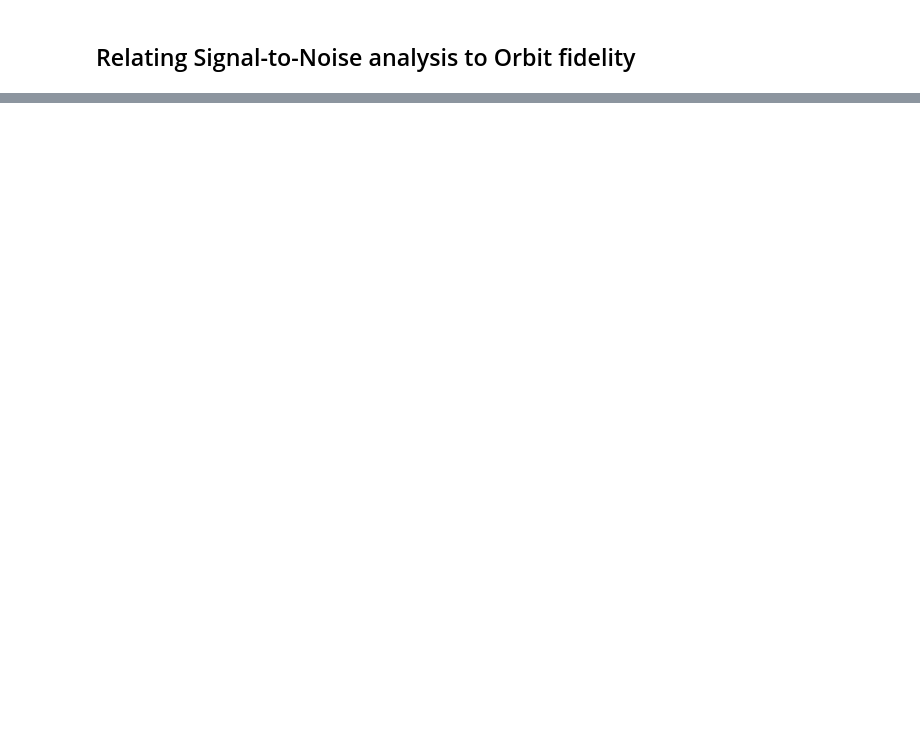
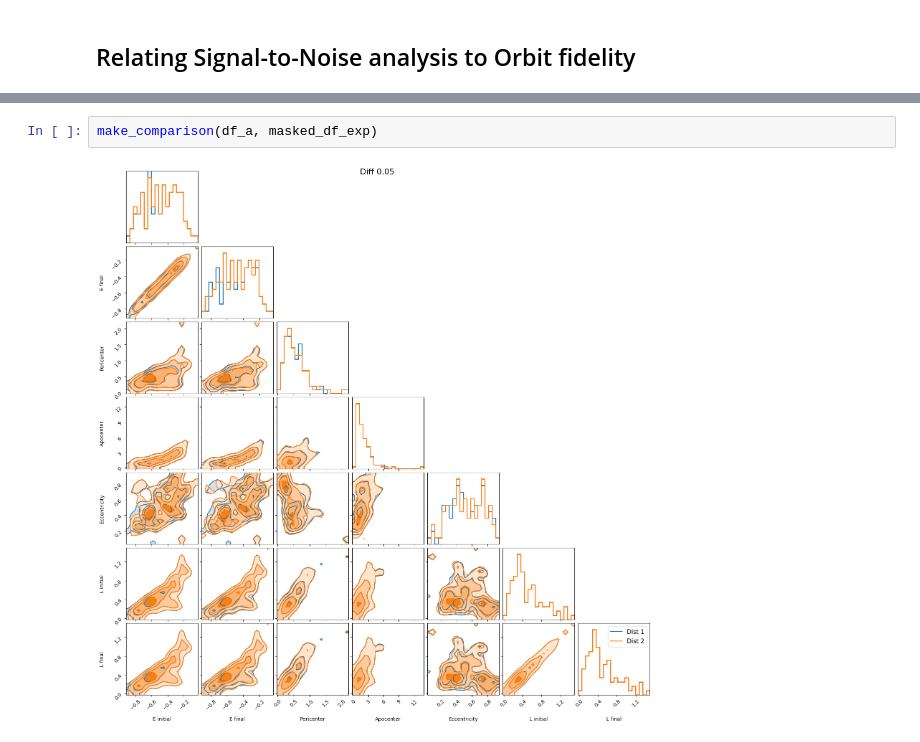
Before and after one commit to ariasant/streams_in_dreams, a Jupyter notebook: plummer_bfe_report.ipynb, the cells around one changed output, grey strips where cells are left out. Cells and saved outputs as stored; diff of their text form; blank space fills up the shorter version.

```diff
--- a/plummer_bfe_report.ipynb
+++ b/plummer_bfe_report.ipynb
@@ -1071,0 +1164,4 @@ f2 = suppress_coefficients(coefs_file=coefs_file, mask=mask)
+# %%
+make_comparison(df_a, masked_df_exp)
+# %% [output]
+[figure, added]
```
Also changed, not shown: parts of 10 cells of this notebook, 1 other file.
